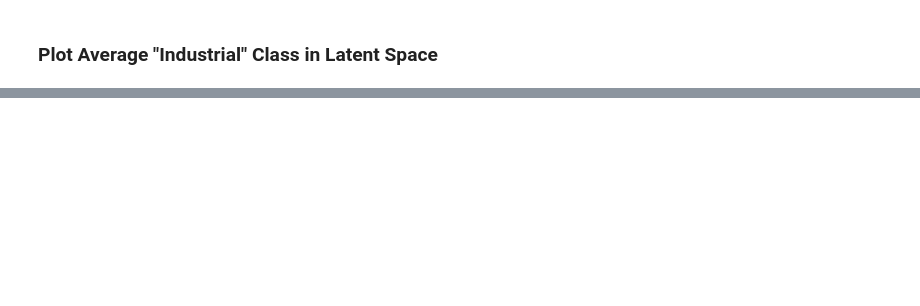
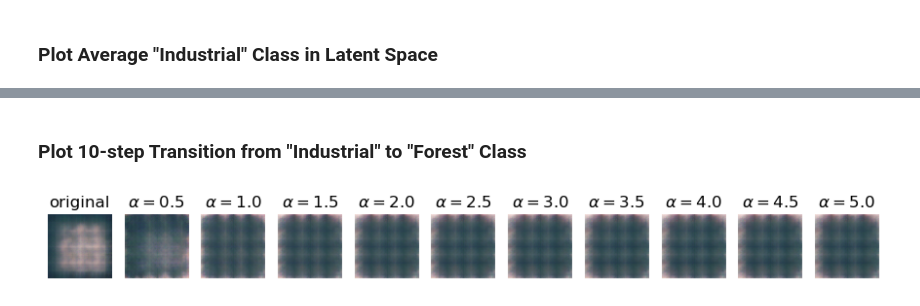
Before and after one commit to galangnv/uc-cs6073-deep-learning, a Jupyter notebook: lec31/lec31_activity.ipynb, the cells around one changed output, grey strips where cells are left out. Cells and saved outputs as stored; diff of their text form; code cells hidden in the pictures; blank space fills up the shorter version.

```diff
--- a/lec31/lec31_activity.ipynb
+++ b/lec31/lec31_activity.ipynb
@@ -233,0 +248,14 @@ plt.show()
+# %% [markdown]
+### Plot 10-step Transition from "Industrial" to "Forest" Class
+# %%
+diff = avg_img_with_forest - avg_img_with_industrial
+
+plot_modified_classes(
+    original=avg_img_with_industrial,
+    diff=diff,
+    decoding_fn=model.decoder,
+    device=DEVICE
+)
+plt.show()
+# %% [output]
+[figure, added]
```
Also changed, not shown: parts of 9 cells of this notebook, 1 other file.
